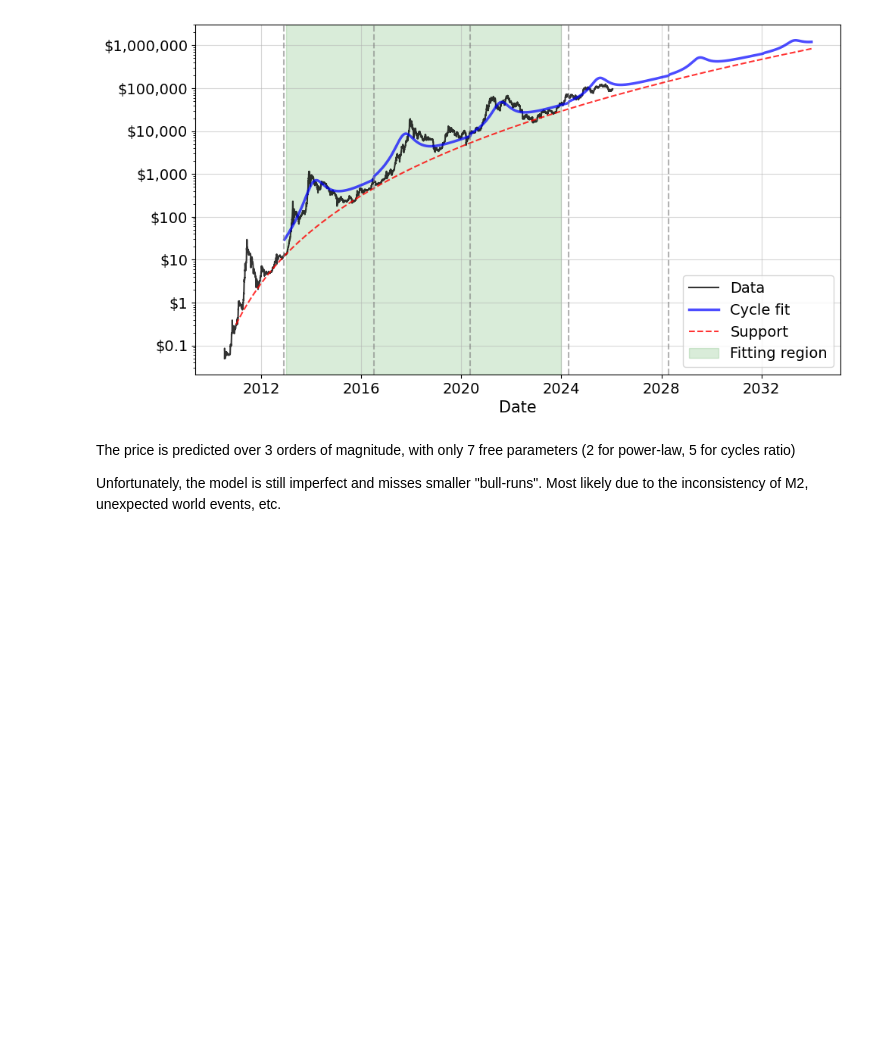
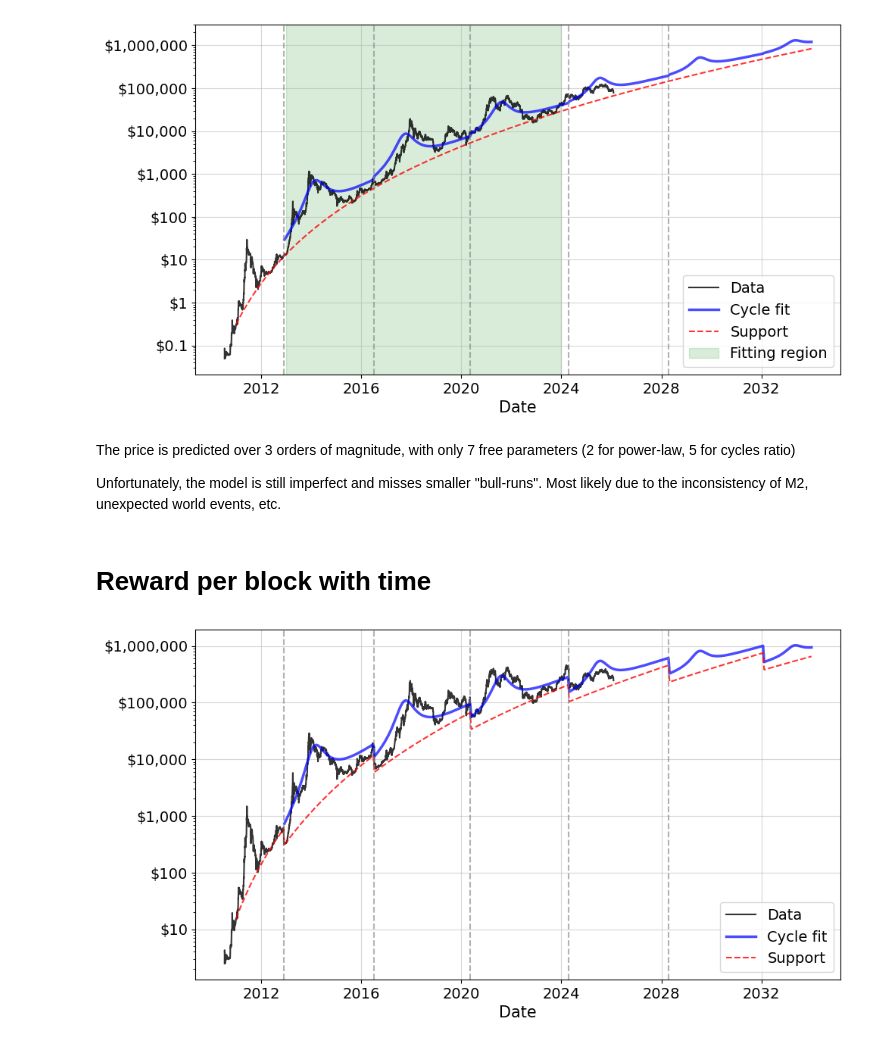
Before and after one commit to tristanbouchet/BTC-price-predict, a Jupyter notebook: btc_fit.ipynb, the cells around one changed output. Cells and saved outputs as stored; diff of their text form; code cells hidden in the pictures; blank space fills up the shorter version.

Commit message:
Added block reward evolution

```diff
--- a/btc_fit.ipynb
+++ b/btc_fit.ipynb
@@ -104,6 +105,12 @@ plt.show()
 The price is predicted over 3 orders of magnitude, with only 7 free parameters (2 for power-law, 5 for cycles ratio)
 
 Unfortunately, the model is still imperfect and misses smaller "bull-runs". Most likely due to the inconsistency of M2, unexpected world events, etc.
+# %% [markdown]
+# Reward per block with time
+# %%
+df_best, df_support, btc_price = extrapolate_reward(df_best, btc_price, df_support, btc_all_halving, plot_reward_usd=True)
+# %% [output]
+[figure, added]
 # %%
 find_support_current_price(btc_price, support_PL)
 # %% [output]
```
Also changed, not shown: parts of 3 cells of this notebook, 1 other file.
